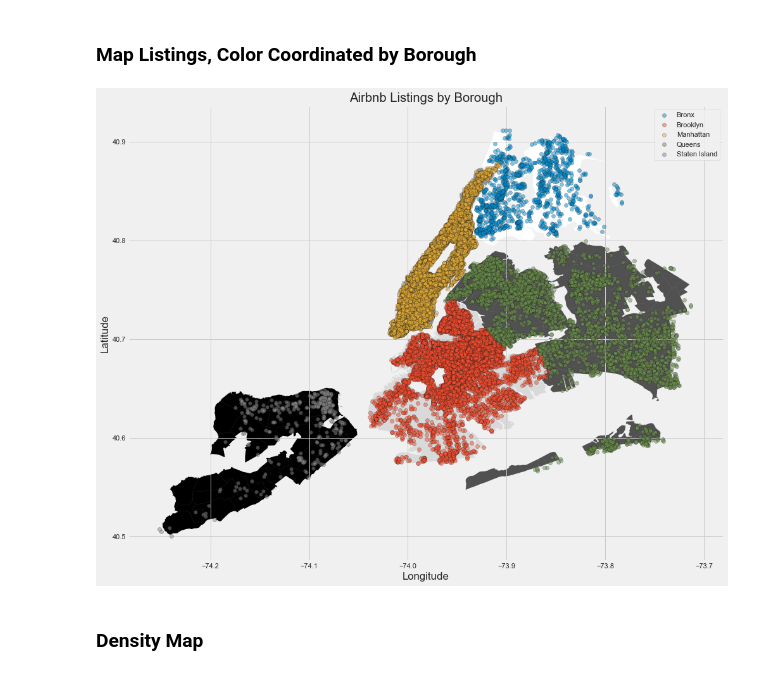
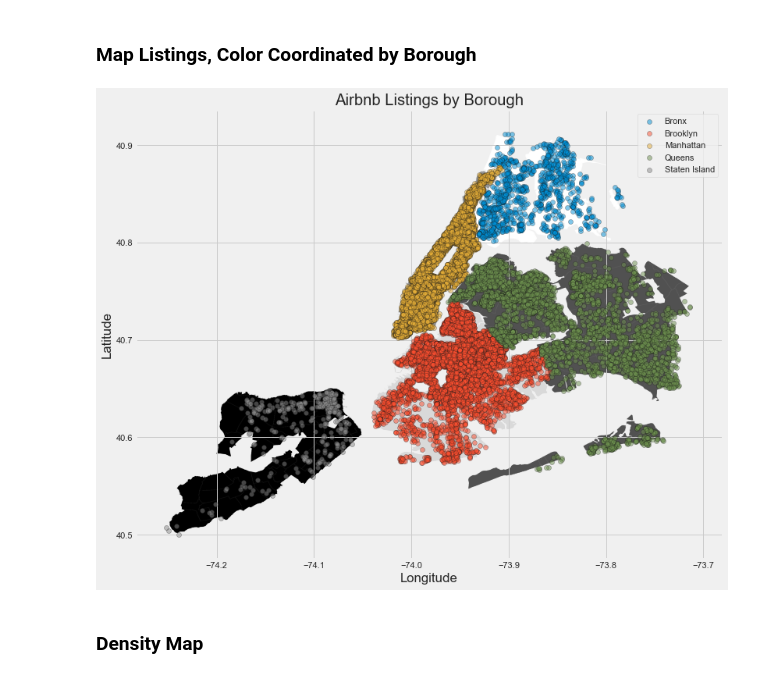
Before and after one commit to admacpherson/NYC-Airbnb-Data-Exploration, a Jupyter notebook: Airbnb NYC.ipynb, the cells around one changed output. Saved outputs shown, nothing was run; the diff lists cells and outputs as text; code cells hidden in the pictures.

```diff
--- a/Airbnb NYC.ipynb
+++ b/Airbnb NYC.ipynb
@@ -117,27 +119,27 @@ coord.describe()
 <h3>Map Listings, Color Coordinated by Borough</h3>
 # %%
 # Define plot size
-plt.figure(figsize=(15, 15))
+plt.figure(figsize=(12, 12))
 # Define color groups
 plt.style.use('fivethirtyeight')
 
 BBox = (-74.2829793, -73.6804367, 40.47516405, 40.936502950000005)
 bg_map = plt.imread('nyc_neighbourhoods_map_bw.png')
 plt.imshow(bg_map,zorder=0,extent=BBox)
 ax = plt.gca()
 
 groups = listings.groupby('neighbourhood_group')
 # Plot points
 for name,group in groups :
     plt.scatter(group['longitude'],group['latitude'],label=name,alpha=0.5, edgecolors='k')
 # Add title, labels, and legend and show
 plt.title("Airbnb Listings by Borough")
 plt.xlabel('Longitude')
 plt.ylabel('Latitude')
 plt.legend()
 plt.show()
 # %% [output]
-[figure, old version]
+[figure, new version]
 # %% [markdown]
 <h3>Density Map</h3>
 # %%
```
Also changed, not shown: parts of 4 cells of this notebook.
